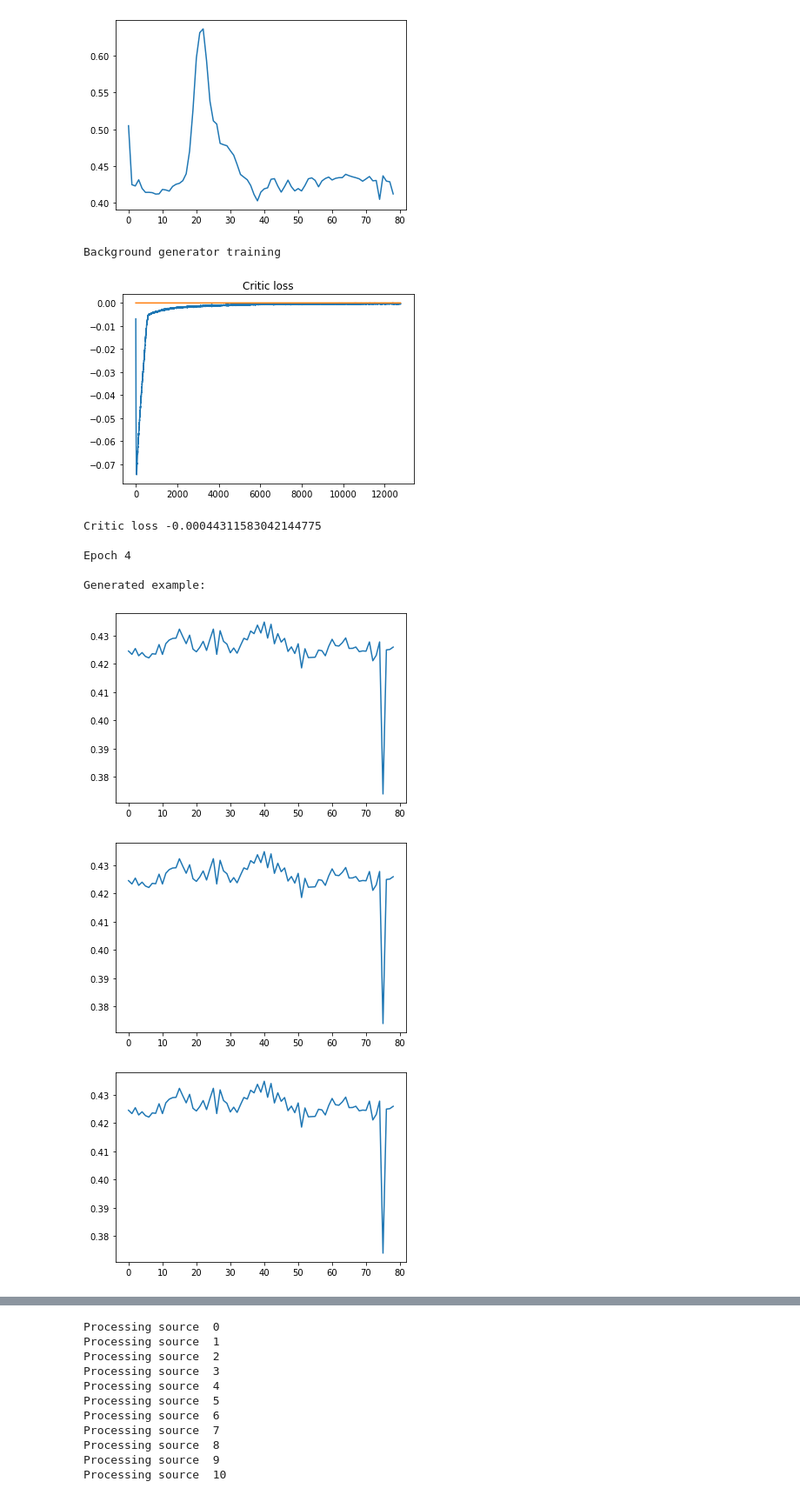
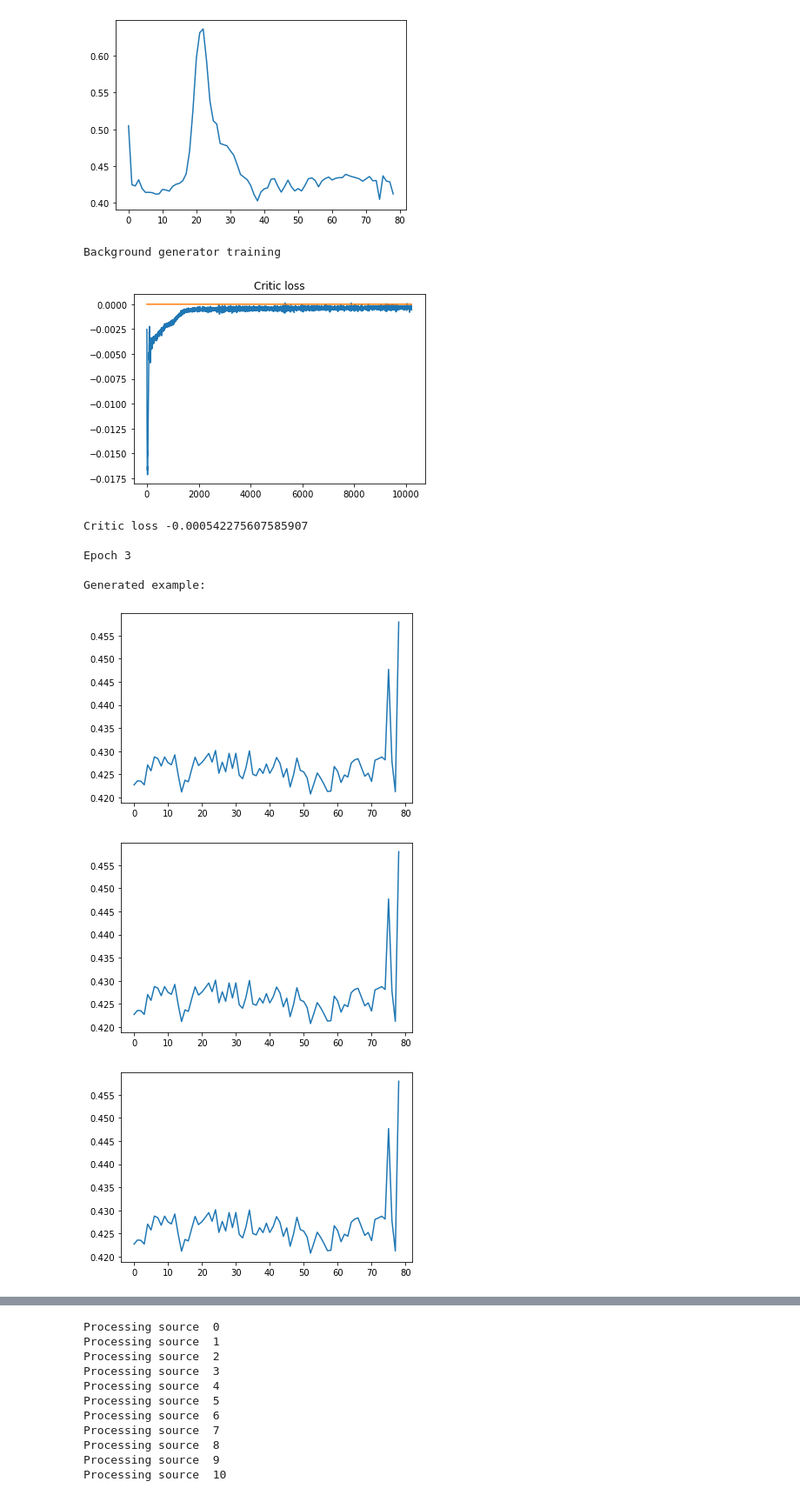
Before and after one commit to AlexDodon/sourceseparation_misc, a Jupyter notebook: time_series.ipynb, the cells around one changed output, grey strips where cells are left out. Shown: that part at 87% size. Drawn from its saved outputs; the diff is of its cells as text; code cells hidden in the pictures.

```diff
--- a/time_series.ipynb
+++ b/time_series.ipynb
@@ -46,27 +46,27 @@ Generated example:
 # %%
 # declares and trains the gan for hash
 
 gen2 = gans.Generator(inputSize=noiseDim, hiddenSize=25, outputSize=79)
 critic2 = gans.Critic(inputSize=79, hiddenSize=50)
 print("Background generator training")
 
 gans.adversarial_trainer(
     train_loader = loader2,
     generator = gen2,
     critic = critic2,
     batchSize = batchSize,
     noiseDim = noiseDim,
-    epochs = 5,
-    printEpochs = 5
+    epochs = 4,
+    printEpochs = 4
 )
 # %% [output]
 Background generator training
-[figure, old version]
+[figure, new version]
-Critic loss -0.00044311583042144775
+Critic loss -0.000542275607585907
 
-Epoch 4
+Epoch 3
 
 Generated example:
-[figure, old version]
+[figure, new version]
-[figure, old version]
+[figure, new version]
-[figure, old version]
+[figure, new version]
```
Also changed, not shown: parts of 4 cells of this notebook.
